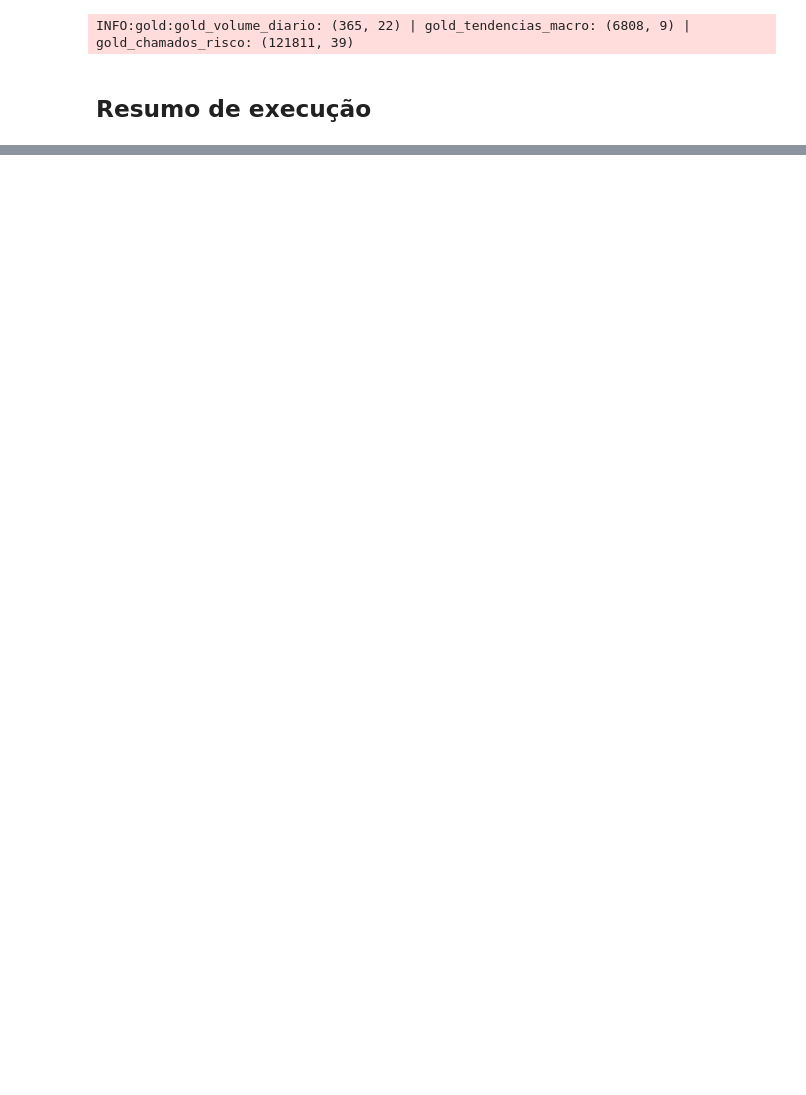
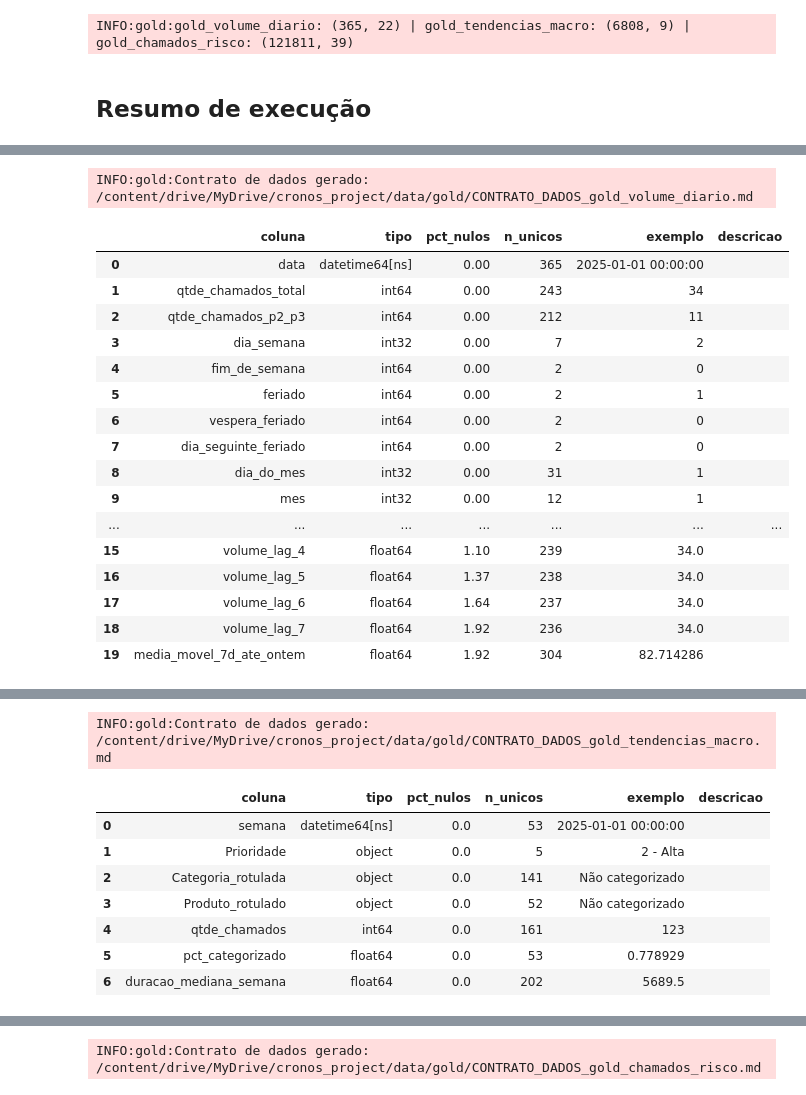
Before and after one commit to vsmacedo-datafinance/Challenge_Locaweb_FIAP_2026, a Jupyter notebook: notebooks/Projeto_Chronos_Locaweb_03_gold_features.ipynb, the cells around one changed output, grey strips where cells are left out. Saved outputs shown, nothing was run; the diff lists cells and outputs as text; code cells hidden in the pictures; blank space fills up the shorter version.

```diff
--- a/notebooks/Projeto_Cronos_Locaweb_03_gold_features.ipynb
+++ b/notebooks/Projeto_Chronos_Locaweb_03_gold_features.ipynb
@@ -447,3 +448,26 @@ Limitações aceitas e documentadas (não resolvidas nesta versão):
   - Efeito de dezembro na série de volume: não testado (n=1 ano, poder estatístico insuficiente)
   - Taxa de violação por Status: não testada (Status já excluído das features por vazamento,
     teste não mudaria decisão de engenharia)
+# %%
+DESCRICOES_GOLD_RISCO = {
+    'Número': 'Identificador único do chamado',
+    'Prioridade': 'Nível de severidade (2-Alta a 5-Muito Baixa)',
+    'Grupo designado': 'Equipe responsável pelo atendimento',
+    'pressao_fila_7d': 'Média móvel de volume dos últimos 7 dias, causal',
+    'grupo_baixo_volume': 'Equipe com <100 casos elegíveis para KPI — leitura instável',
+    'target': 'Variável-alvo: 1 se o chamado violou o SLA/OLA',
+}
+
+for nome, df_tabela, descricoes in [
+    ('gold_volume_diario', gold_volume, {}),
+    ('gold_tendencias_macro', gold_tendencias, {}),
+    ('gold_chamados_risco', gold_risco, DESCRICOES_GOLD_RISCO),
+]:
+    contrato = gerar_contrato_dados(
+        df_tabela, nome_tabela=nome,
+        caminho_saida=PROJECT_PATHS.gold / f'CONTRATO_DADOS_{nome}.md',
+        descricoes_colunas=descricoes,
+    )
+    logger.info('Contrato de dados gerado: %s', PROJECT_PATHS.gold / f'CONTRATO_DADOS_{nome}.md')
+    display(contrato)
+# %% [output]
@@ -449,0 +475,18 @@ Limitações aceitas e documentadas (não resolvidas nesta versão):
+INFO:gold:Contrato de dados gerado: /content/drive/MyDrive/cronos_project/data/gold/CONTRATO_DADOS_gold_volume_diario.md
+|  | coluna | tipo | pct_nulos | n_unicos | exemplo | descricao |
+| 0 | data | datetime64[ns] | 0.00 | 365 | 2025-01-01 00:00:00 |  |
+| 1 | qtde_chamados_total | int64 | 0.00 | 243 | 34 |  |
+| 2 | qtde_chamados_p2_p3 | int64 | 0.00 | 212 | 11 |  |
+| 3 | dia_semana | int32 | 0.00 | 7 | 2 |  |
+| 4 | fim_de_semana | int64 | 0.00 | 2 | 0 |  |
+| 5 | feriado | int64 | 0.00 | 2 | 1 |  |
+| 6 | vespera_feriado | int64 | 0.00 | 2 | 0 |  |
+| 7 | dia_seguinte_feriado | int64 | 0.00 | 2 | 0 |  |
+| 8 | dia_do_mes | int32 | 0.00 | 31 | 1 |  |
+| 9 | mes | int32 | 0.00 | 12 | 1 |  |
+| ... | ... | ... | ... | ... | ... | ... |
+| 15 | volume_lag_4 | float64 | 1.10 | 239 | 34.0 |  |
+| 16 | volume_lag_5 | float64 | 1.37 | 238 | 34.0 |  |
+| 17 | volume_lag_6 | float64 | 1.64 | 237 | 34.0 |  |
+| 18 | volume_lag_7 | float64 | 1.92 | 236 | 34.0 |  |
+| 19 | media_movel_7d_ate_ontem | float64 | 1.92 | 304 | 82.714286 |  |
@@ -449,0 +494,9 @@ Limitações aceitas e documentadas (não resolvidas nesta versão):
+INFO:gold:Contrato de dados gerado: /content/drive/MyDrive/cronos_project/data/gold/CONTRATO_DADOS_gold_tendencias_macro.md
+|  | coluna | tipo | pct_nulos | n_unicos | exemplo | descricao |
+| 0 | semana | datetime64[ns] | 0.0 | 53 | 2025-01-01 00:00:00 |  |
+| 1 | Prioridade | object | 0.0 | 5 | 2 - Alta |  |
+| 2 | Categoria_rotulada | object | 0.0 | 141 | Não categorizado |  |
+| 3 | Produto_rotulado | object | 0.0 | 52 | Não categorizado |  |
+| 4 | qtde_chamados | int64 | 0.0 | 161 | 123 |  |
+| 5 | pct_categorizado | float64 | 0.0 | 53 | 0.778929 |  |
+| 6 | duracao_mediana_semana | float64 | 0.0 | 202 | 5689.5 |  |
@@ -449,0 +504 @@ Limitações aceitas e documentadas (não resolvidas nesta versão):
+INFO:gold:Contrato de dados gerado: /content/drive/MyDrive/cronos_project/data/gold/CONTRATO_DADOS_gold_chamados_risco.md
```
Also changed, not shown: parts of 17 cells of this notebook, 14 other files.
